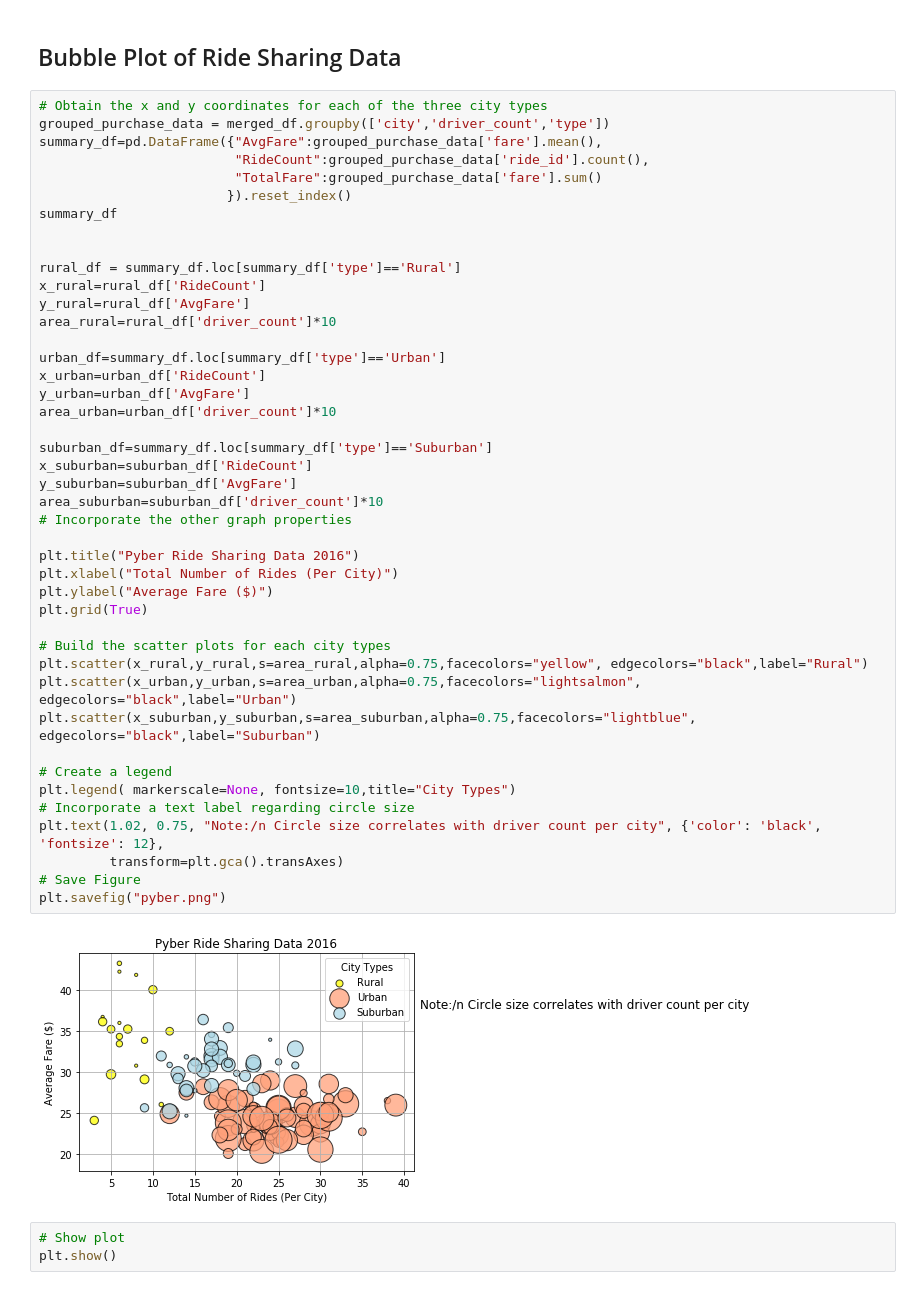
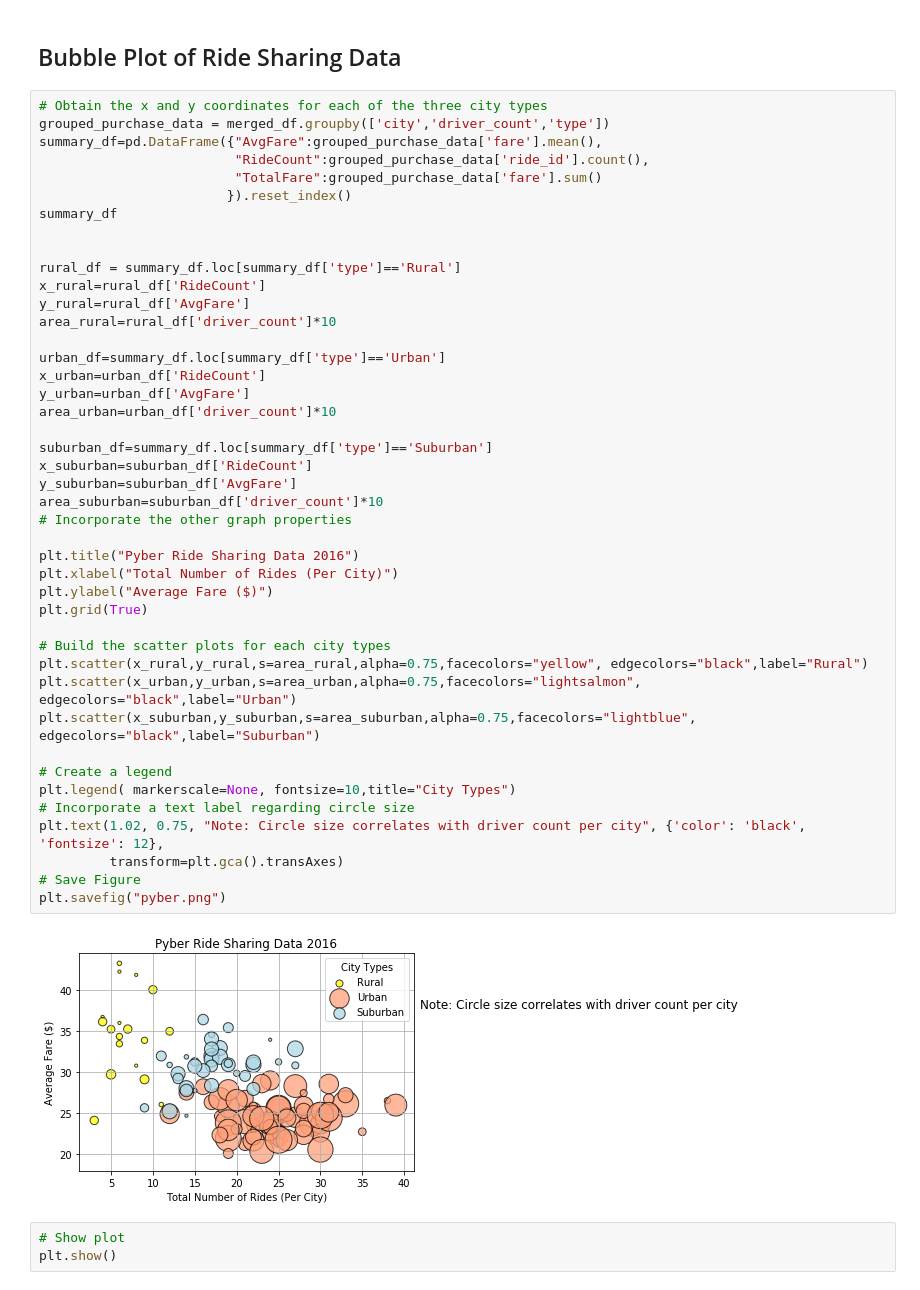
Before and after one commit to chamildz/HomeWork, a Jupyter notebook: 05-Matplotlib/Instructions/Pyber/pyber_starter.ipynb, the cells around one changed output. Saved outputs shown, nothing was run; the diff lists cells and outputs as text.

```diff
--- a/05-Matplotlib/Instructions/Pyber/pyber_starter.ipynb
+++ b/05-Matplotlib/Instructions/Pyber/pyber_starter.ipynb
@@ -55,35 +55,35 @@ y_rural=rural_df['AvgFare']
 area_rural=rural_df['driver_count']*10
 
 urban_df=summary_df.loc[summary_df['type']=='Urban']
 x_urban=urban_df['RideCount']
 y_urban=urban_df['AvgFare']
 area_urban=urban_df['driver_count']*10
 
 suburban_df=summary_df.loc[summary_df['type']=='Suburban']
 x_suburban=suburban_df['RideCount']
 y_suburban=suburban_df['AvgFare']
 area_suburban=suburban_df['driver_count']*10
 # Incorporate the other graph properties
 
 plt.title("Pyber Ride Sharing Data 2016")
 plt.xlabel("Total Number of Rides (Per City)")
 plt.ylabel("Average Fare ($)")
 plt.grid(True)
 
 # Build the scatter plots for each city types
 plt.scatter(x_rural,y_rural,s=area_rural,alpha=0.75,facecolors="yellow", edgecolors="black",label="Rural")
 plt.scatter(x_urban,y_urban,s=area_urban,alpha=0.75,facecolors="lightsalmon", edgecolors="black",label="Urban")
 plt.scatter(x_suburban,y_suburban,s=area_suburban,alpha=0.75,facecolors="lightblue", edgecolors="black",label="Suburban")
 
 # Create a legend
 plt.legend( markerscale=None, fontsize=10,title="City Types")
 # Incorporate a text label regarding circle size
-plt.text(1.02, 0.75, "Note:/n Circle size correlates with driver count per city", {'color': 'black', 'fontsize': 12},
+plt.text(1.02, 0.75, "Note: Circle size correlates with driver count per city", {'color': 'black', 'fontsize': 12},
          transform=plt.gca().transAxes)
 # Save Figure
 plt.savefig("pyber.png")
 # %% [output]
-[figure, old version]
+[figure, new version]
 # %%
 # Show plot
 plt.show()
```
Also changed, not shown: 11 other files.
